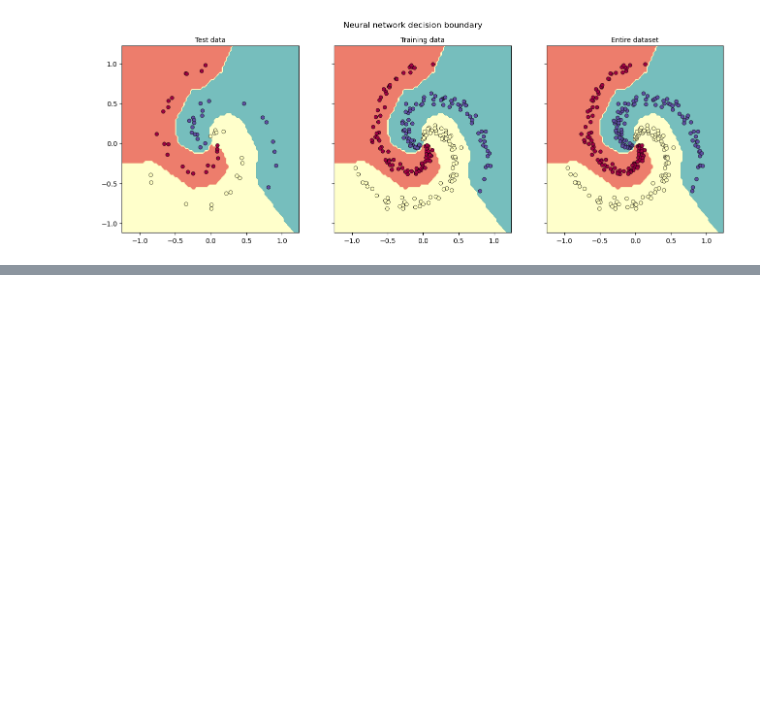
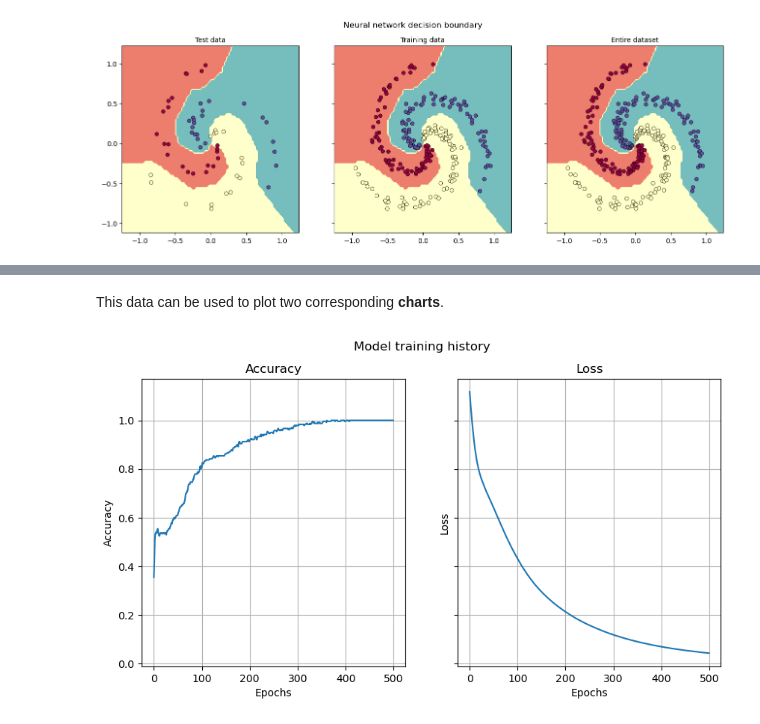
Before and after one commit to thomasjenny/neural_networks_basics, a Jupyter notebook: Neural_Networks.ipynb, the cells around one changed output, grey strips where cells are left out. Drawn from its saved outputs; the diff is of its cells as text; code cells hidden in the pictures; blank space fills up the shorter version.

```diff
--- a/Neural_Networks.ipynb
+++ b/Neural_Networks.ipynb
@@ -857,0 +1035,21 @@ plot_neural_network(X_test, y_test, X_train, y_train, X, y, W_learned, b_learned
+# %% [markdown]
+This data can be used to plot two corresponding **charts**.
+# %%
+# Create accuracy and loss charts
+# Generate plot and subplots; general formatting
+fig, (ax1, ax2) = plt.subplots(1, 2, sharex = True, sharey = True)
+fig.set_figheight(5)
+fig.set_figwidth(10)
+fig.suptitle("Model training history", fontsize = 12)
+
+# Generate subplot for accuracy
+ax1.plot(history.history["accuracy"])
+ax1.set(xlabel = "Epochs", ylabel = "Accuracy", title = "Accuracy")
+ax1.grid()
+
+# Generate subplot for loss
+ax2.plot(history.history["loss"])
+ax2.set(xlabel = "Epochs", ylabel = "Loss", title = "Loss")
+ax2.grid()
+# %% [output]
+[figure, added]
```
Also changed, not shown: parts of 31 cells of this notebook.
